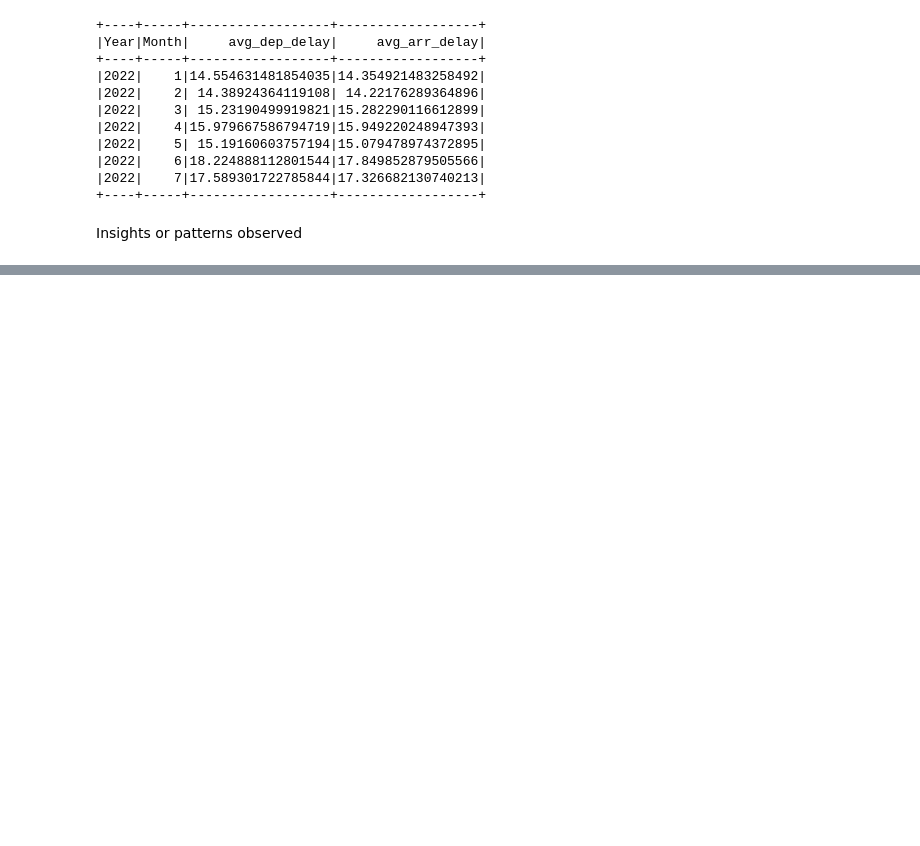
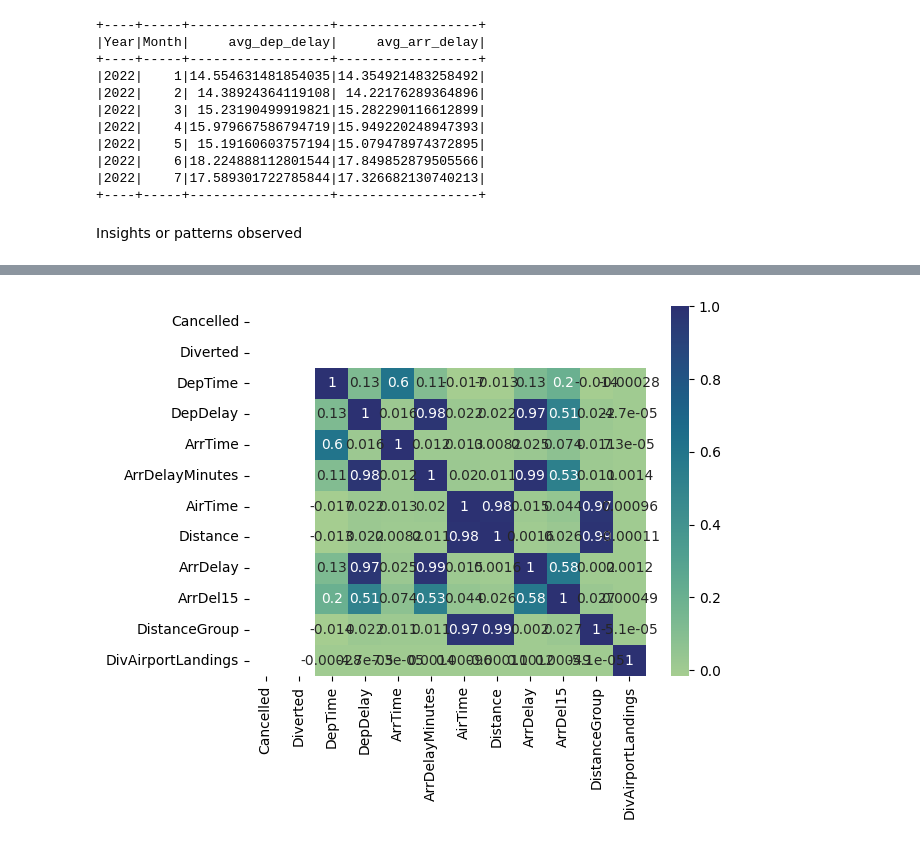
Before and after one commit to aishwaryakarki001/Flight-Delay-Prediction-PySpark, a Jupyter notebook: Notebook/Flight-Delay-Prediction.ipynb, the cells around one changed output, grey strips where cells are left out. Saved outputs shown, nothing was run; the diff lists cells and outputs as text; code cells hidden in the pictures; blank space fills up the shorter version.

Commit message:
Additional Data Analysis

```diff
--- a/Notebook/Flight-Delay-Prediction.ipynb
+++ b/Notebook/Flight-Delay-Prediction.ipynb
@@ -18,7 +25,7 @@ To adjust logging level use sc.setLogLevel(newLevel). For SparkR, use setLogLeve
 df = spark.read.csv("../Dataset/Combined_Flights_2022.csv",header=True,inferSchema=True)
 # %%
 #Partitioning the dataset
-df = df.repartition(5)
+df = df.repartition(10)
 # %%
 #Display schema and first 10 rows
 df.printSchema()
@@ -89,5 +78,3 @@ from pyspark.sql.functions import col, isnan, when, count
-# %%
-df =df.dropna()
 # %%
 df.count()
 # %% [output]
@@ -95,3 +93,5 @@ df.count()
+# %%
+df = df.fillna(0)
 # %%
 # Remove duplicates
 df = df.dropDuplicates()
@@ -303,3 +223,21 @@ spark.sql("""
 |2022|    6|18.224888112801544|17.849852879505566|
 |2022|    7|17.589301722785844|17.326682130740213|
 +----+-----+------------------+------------------+
+# %%
+import seaborn as sns
+import matplotlib.pyplot as plt
+
+# Select the relevant columns for correlation analysis
+cols = ["Cancelled", "Diverted","DepTime", "DepDelay", "ArrTime",
+        "ArrDelayMinutes", "AirTime","Distance","ArrDelay", "ArrDel15", "DistanceGroup", "DivAirportLandings"]
+
+# Compute the correlation matrix for the selected columns
+corr_matrix = df.select(cols).toPandas().corr()
+
+# Plot the heatmap
+sns.heatmap(corr_matrix, annot=True, cmap="crest")
+
+# Show the plot
+plt.show()
+# %% [output]
+[figure, added]
```
Also changed, not shown: parts of 22 cells of this notebook.
